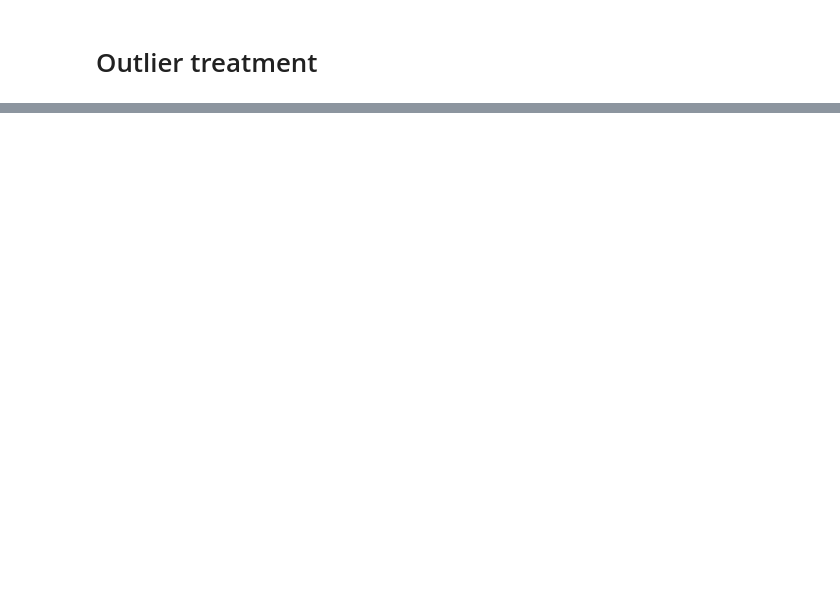
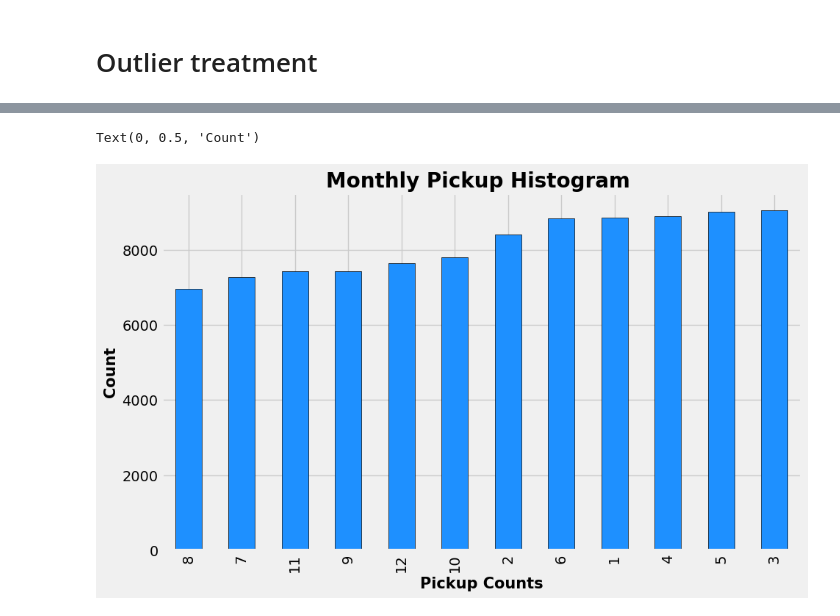
Before and after one commit to aayushs7ha/Kaggle, a Jupyter notebook: nyc-taxi-fare-prediction.ipynb, the cells around one changed output, grey strips where cells are left out. Saved outputs shown, nothing was run; the diff lists cells and outputs as text; code cells hidden in the pictures; blank space fills up the shorter version.

```diff
--- a/nyc-taxi-fare-prediction.ipynb
+++ b/nyc-taxi-fare-prediction.ipynb
@@ -121,0 +204,10 @@ df = df[((df['pickup_longitude'] > - 78)&
+# %%
+# Visualize Passenger Count
+plt.figure(figsize=(10,6))
+df['pickup_month'].value_counts().sort_values(ascending=True).plot.bar(color = 'dodgerblue', edgecolor='k')
+plt.title("Monthly Pickup Histogram ",fontsize=20,fontweight='bold')
+plt.xlabel("Pickup Counts",fontsize=15,fontweight='bold')
+plt.ylabel("Count",fontsize=15,fontweight='bold')
+# %% [output]
+Text(0, 0.5, 'Count')
+[figure, added]
```
Also changed, not shown: parts of 29 cells of this notebook.
